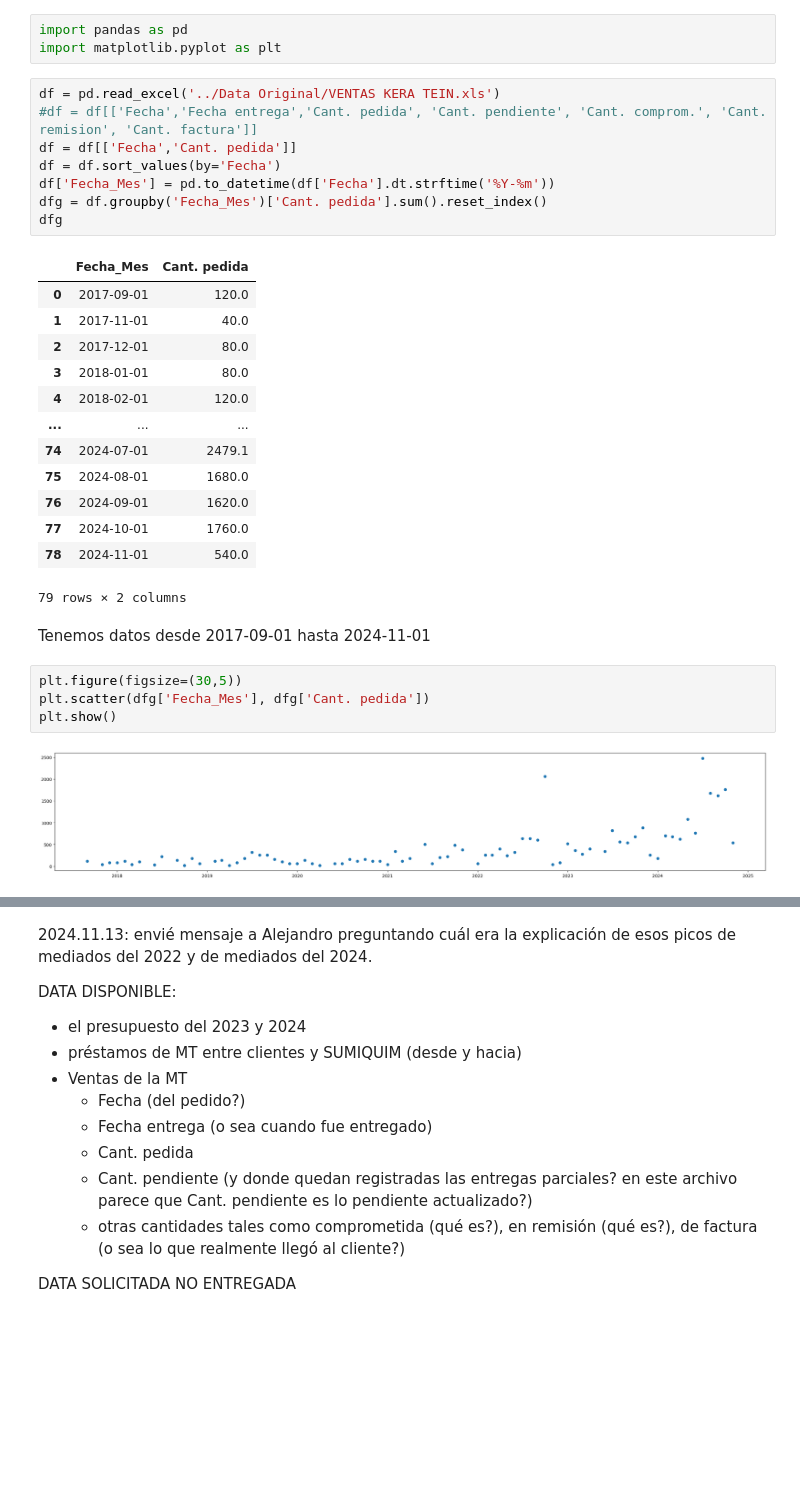
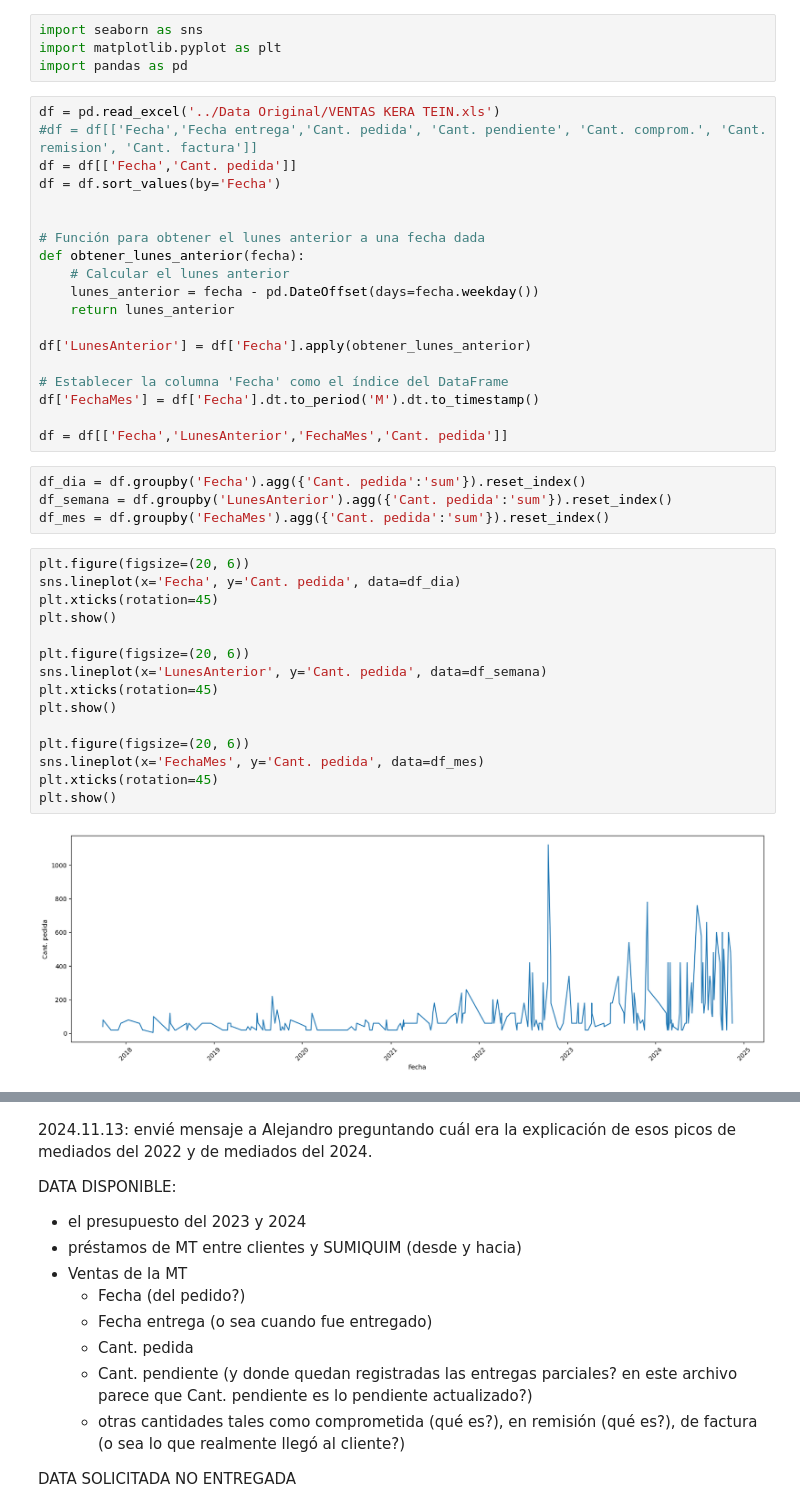
Before and after one commit to jaimereinoso2/SUMIQUIM_PILOTO, a Jupyter notebook: v1/app.ipynb, the cells around one changed output, grey strips where cells are left out. Cells and saved outputs as stored; diff of their text form; blank space fills up the shorter version.

```diff
--- a/v1/app.ipynb
+++ b/v1/app.ipynb
@@ -8,33 +10,44 @@ Instalaciones:
 # %%
+import seaborn as sns
+import matplotlib.pyplot as plt
 import pandas as pd
-import matplotlib.pyplot as plt
 # %%
 df = pd.read_excel('../Data Original/VENTAS KERA TEIN.xls')
 #df = df[['Fecha','Fecha entrega','Cant. pedida', 'Cant. pendiente', 'Cant. comprom.', 'Cant. remision', 'Cant. factura']]
 df = df[['Fecha','Cant. pedida']]
 df = df.sort_values(by='Fecha')
-df['Fecha_Mes'] = pd.to_datetime(df['Fecha'].dt.strftime('%Y-%m'))
-dfg = df.groupby('Fecha_Mes')['Cant. pedida'].sum().reset_index()
-dfg
+
+
+# Función para obtener el lunes anterior a una fecha dada
+def obtener_lunes_anterior(fecha):
+    # Calcular el lunes anterior
+    lunes_anterior = fecha - pd.DateOffset(days=fecha.weekday())
+    return lunes_anterior
+
+df['LunesAnterior'] = df['Fecha'].apply(obtener_lunes_anterior)
+
+# Establecer la columna 'Fecha' como el índice del DataFrame
+df['FechaMes'] = df['Fecha'].dt.to_period('M').dt.to_timestamp()
+
+df = df[['Fecha','LunesAnterior','FechaMes','Cant. pedida']]
-# %% [output]
-|  | Fecha_Mes | Cant. pedida |
-| 0 | 2017-09-01 | 120.0 |
-| 1 | 2017-11-01 | 40.0 |
-| 2 | 2017-12-01 | 80.0 |
-| 3 | 2018-01-01 | 80.0 |
-| 4 | 2018-02-01 | 120.0 |
-| ... | ... | ... |
-| 74 | 2024-07-01 | 2479.1 |
-| 75 | 2024-08-01 | 1680.0 |
-| 76 | 2024-09-01 | 1620.0 |
-| 77 | 2024-10-01 | 1760.0 |
-| 78 | 2024-11-01 | 540.0 |
-79 rows × 2 columns
-# %% [markdown]
-Tenemos datos desde 2017-09-01 hasta 2024-11-01
-# %%
-plt.figure(figsize=(30,5))
-plt.scatter(dfg['Fecha_Mes'], dfg['Cant. pedida'])
-plt.show()
-# %% [output]
-[figure, removed]
+# %%
+df_dia = df.groupby('Fecha').agg({'Cant. pedida':'sum'}).reset_index()
+df_semana = df.groupby('LunesAnterior').agg({'Cant. pedida':'sum'}).reset_index()
+df_mes = df.groupby('FechaMes').agg({'Cant. pedida':'sum'}).reset_index()
+# %%
+plt.figure(figsize=(20, 6))
+sns.lineplot(x='Fecha', y='Cant. pedida', data=df_dia)
+plt.xticks(rotation=45)
+plt.show()
+
+plt.figure(figsize=(20, 6))
+sns.lineplot(x='LunesAnterior', y='Cant. pedida', data=df_semana)
+plt.xticks(rotation=45)
+plt.show()
+
+plt.figure(figsize=(20, 6))
+sns.lineplot(x='FechaMes', y='Cant. pedida', data=df_mes)
+plt.xticks(rotation=45)
+plt.show()
+# %% [output]
+[figure, added]
```
Also changed, not shown: parts of 9 cells of this notebook, 1 other file.
